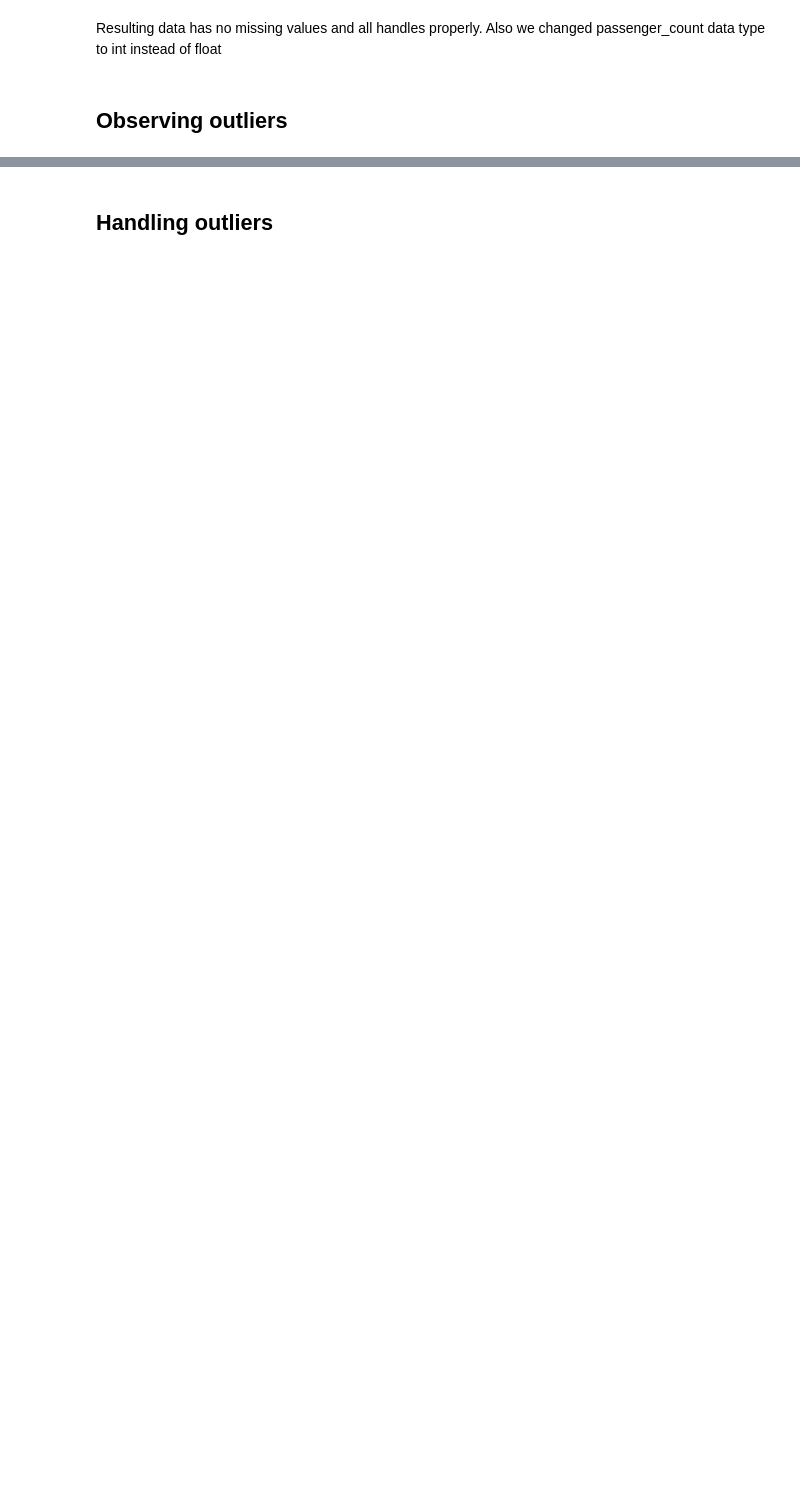
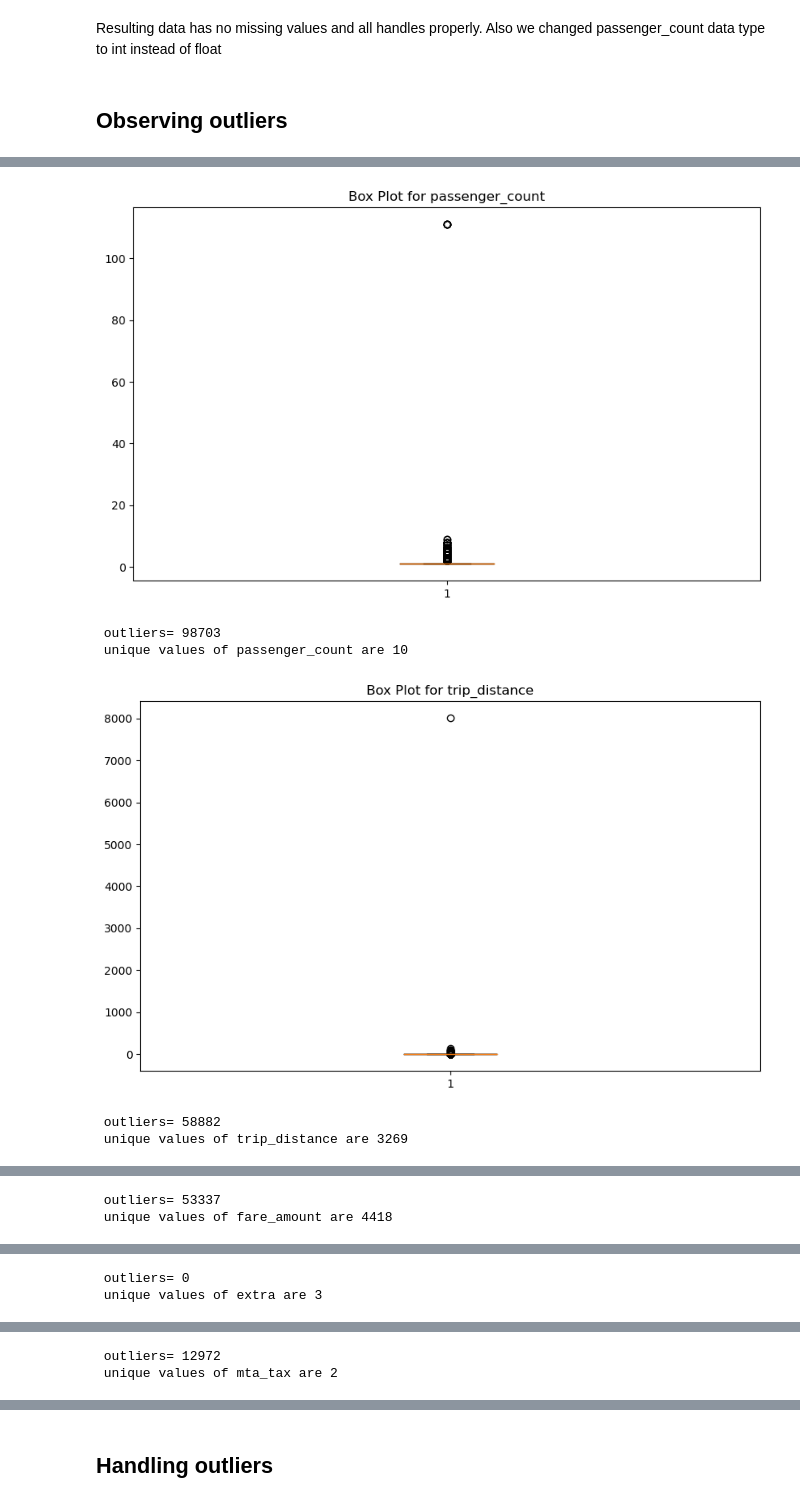
Before and after one commit to abanob-19/Uber_data_engineering, a Jupyter notebook: template.ipynb, the cells around one changed output, grey strips where cells are left out. Drawn from its saved outputs; the diff is of its cells as text; code cells hidden in the pictures; blank space fills up the shorter version.

```diff
--- a/template.ipynb
+++ b/template.ipynb
@@ -523,3 +515,9 @@ congestion_surcharge: Likely MNAR, so  replace 'Unknown' with NaN and fill missi
 Resulting data has no missing values and all handles properly. Also we changed passenger_count data type to int instead of float
 # %% [markdown]
 ## Observing outliers
+# %%
+def get_skewing(df,numerical_columns):
+    for col in numerical_columns:
+        print (f"skewing of {col} is {df[col].skew()}")
+numerical_columns = df.select_dtypes(include='number')
+get_skewing(df,numerical_columns)
@@ -525,0 +537,27 @@ Resulting data has no missing values and all handles properly. Also we changed p
+# %%
+def box_plot(df,numerical_columns):
+    for col in numerical_columns:
+        plt.figure(figsize=(10,6))
+        plt.boxplot(df[col])
+        plt.title(f'Box Plot for {col}')
+        plt.show()
+        Q1 = df[col].quantile(0.25)
+        Q3 = df[col].quantile(0.75)
+        IQR = Q3 - Q1
+
+# Define bounds for the outliers
+        lower_bound = Q1 - 1.5 * IQR
+        upper_bound = Q3 + 1.5 * IQR
+        print(f" outliers= {((df[col] < lower_bound) | (df[col] > upper_bound)).sum()}")
+        print (f" unique values of {col} are {df[col].nunique()}")
+numerical_columns = df.select_dtypes(include='number')
+columns_to_drop = ['ehail_fee']
+numerical_columns = numerical_columns.drop(columns=columns_to_drop)
+box_plot(df,numerical_columns)
+# %% [output]
+[figure, added]
+ outliers= 98703
+ unique values of passenger_count are 10
+[figure, added]
+ outliers= 58882
+ unique values of trip_distance are 3269
@@ -525,0 +565,2 @@ Resulting data has no missing values and all handles properly. Also we changed p
+ outliers= 53337
+ unique values of fare_amount are 4418
@@ -525,0 +568,2 @@ Resulting data has no missing values and all handles properly. Also we changed p
+ outliers= 0
+ unique values of extra are 3
@@ -525,0 +571,2 @@ Resulting data has no missing values and all handles properly. Also we changed p
+ outliers= 12972
+ unique values of mta_tax are 2
```
Also changed, not shown: parts of 46 cells of this notebook.
